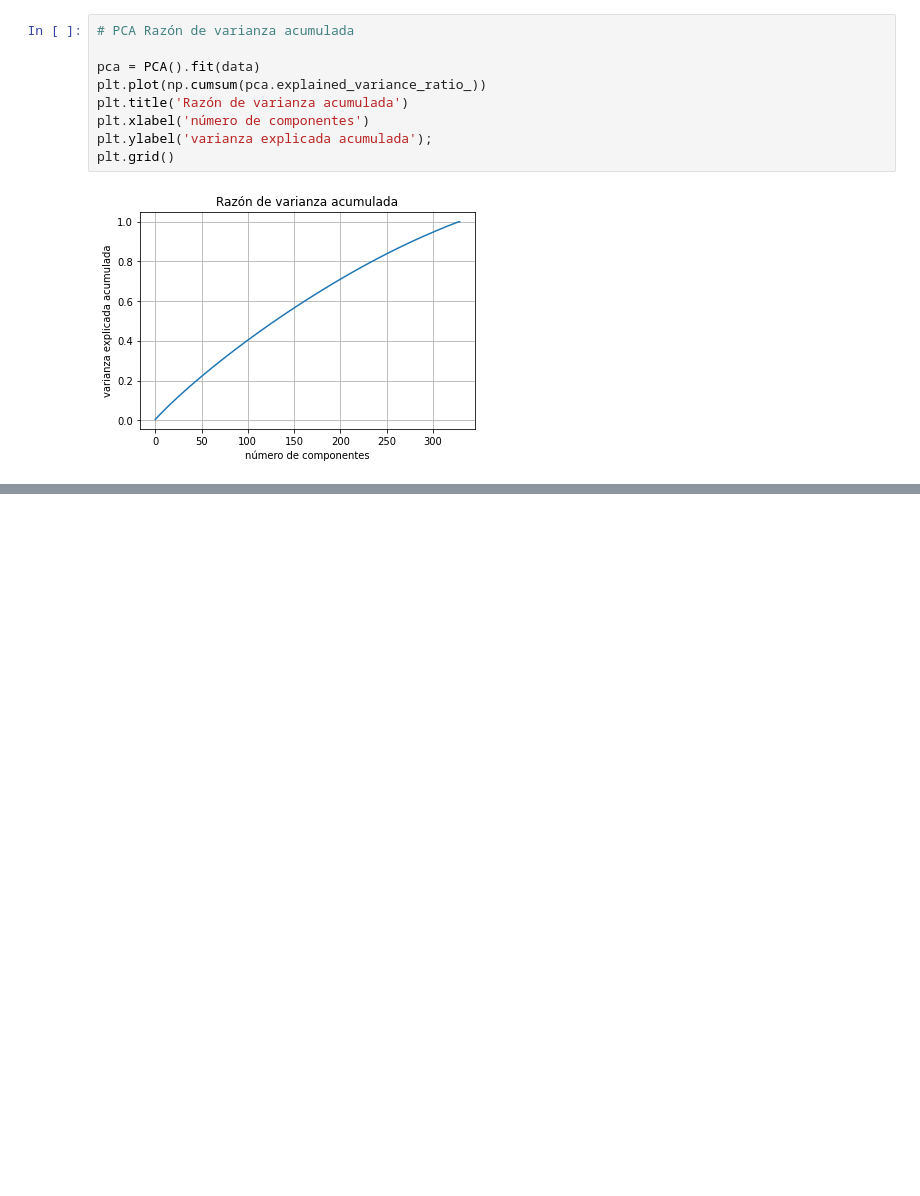
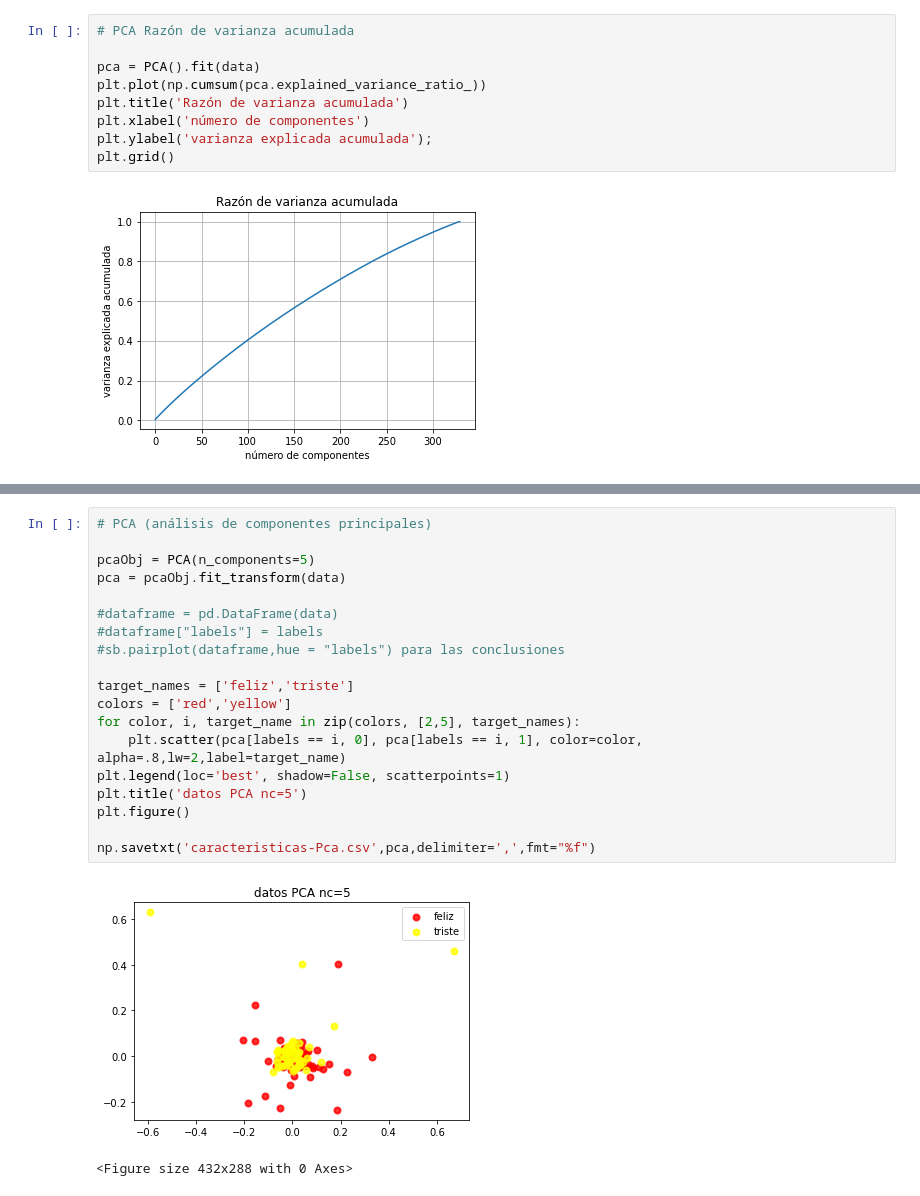
Before and after one commit to yeison1503/Proyecto_Final_Senales3, a Jupyter notebook: ProyectoFinal_Señales3.ipynb, the cells around one changed output, grey strips where cells are left out. Saved outputs shown, nothing was run; the diff lists cells and outputs as text; blank space fills up the shorter version.

```diff
--- a/ProyectoFinal_Señales3.ipynb
+++ b/ProyectoFinal_Señales3.ipynb
@@ -110 +172,23 @@ plt.grid()
+# %%
+# PCA (análisis de componentes principales)
+
+pcaObj = PCA(n_components=5)
+pca = pcaObj.fit_transform(data)
+
+#dataframe = pd.DataFrame(data)
+#dataframe["labels"] = labels
+#sb.pairplot(dataframe,hue = "labels") para las conclusiones
+
+target_names = ['feliz','triste']
+colors = ['red','yellow']
+for color, i, target_name in zip(colors, [2,5], target_names):
+    plt.scatter(pca[labels == i, 0], pca[labels == i, 1], color=color, alpha=.8,lw=2,label=target_name)
+plt.legend(loc='best', shadow=False, scatterpoints=1)
+plt.title('datos PCA nc=5')
+plt.figure()
+
+np.savetxt('caracteristicas-Pca.csv',pca,delimiter=',',fmt="%f")
+# %% [output]
+[figure, added]
+<Figure size 432x288 with 0 Axes>
 # %%
```
Also changed, not shown: parts of 42 cells of this notebook, 1 other file.
